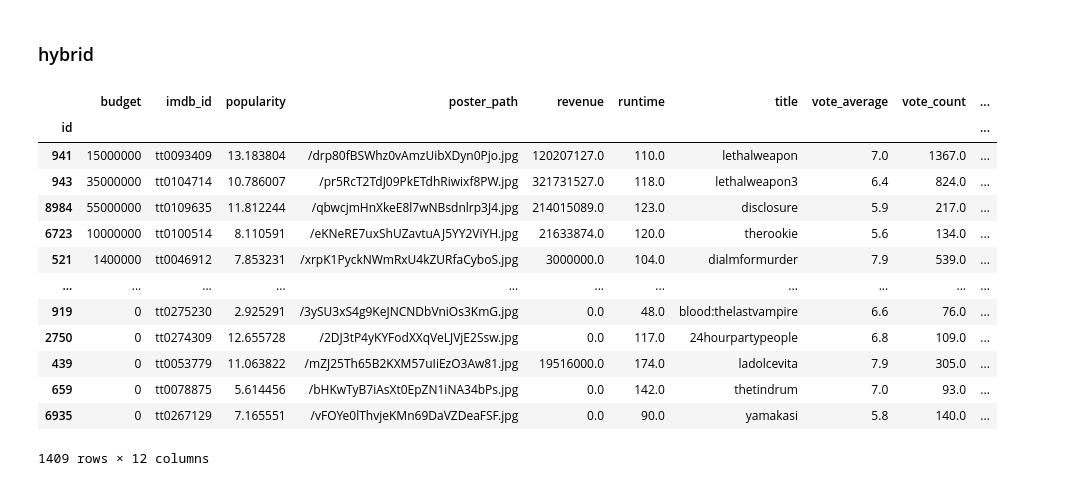
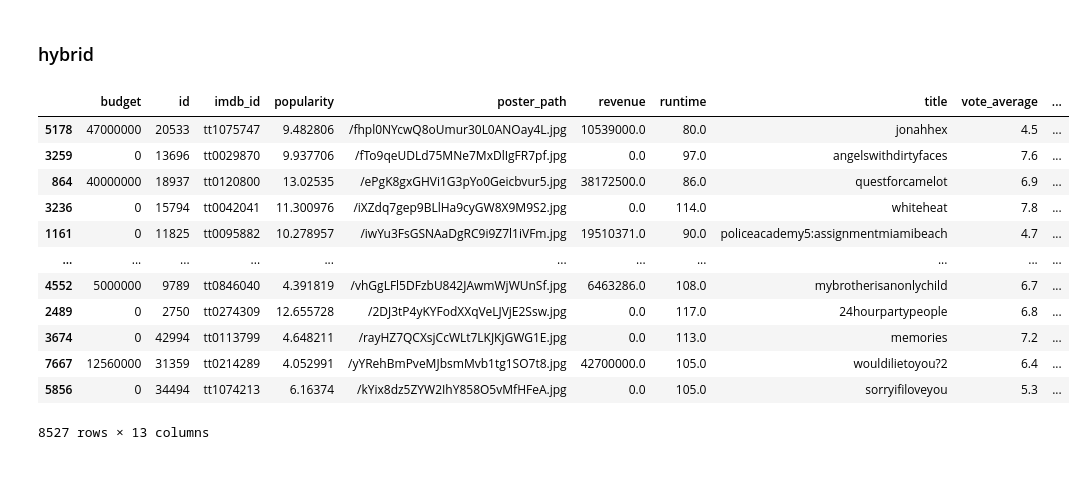
Before and after one commit to SanjayK40/Movie_recommeder_hybrid, a Jupyter notebook: movie-recommender.ipynb, the cells around one changed output. Saved outputs shown, nothing was run; the diff lists cells and outputs as text; code cells hidden in the pictures.

```diff
--- a/movie-recommender.ipynb
+++ b/movie-recommender.ipynb
@@ -204,3 +189,3 @@ def content_inference(movie_name,movies,similarity_matrix=None):
 # %%
-content_inference('heat',movies)
+similar_movies=recommed_existing_movie('heat',movies)
 # %% [output]
@@ -252,44 +287,57 @@ Top Recommendations for User 20: [(6016, 4.043046785805066), (1172, 3.9822702975
 # %% [markdown]
 ### hybrid
 # %%
-def hybrid(svd_model,movies,ratings,user_id,movie_name,loaded_similarity_matrix=None):
+def hybrid(svd_model,movies,ratings,user_id,row,loaded_similarity_matrix=None):
     if(loaded_similarity_matrix==None):
         loaded_similarity_matrix = np.load('/kaggle/working/similarity_matrix.npy')
     movies.reset_index(inplace=True)
     movies.drop(columns='index',inplace=True)
-    movie_name=movie_name.lower().replace(" ",'')
-    input_movie_index = (movies[movies['title']==movie_name]['id']).index[0]
-    loaded_similarity_matrix[input_movie_index].argsort()[::-1]
-    recommended_movies=movies.iloc[loaded_similarity_matrix[input_movie_index].argsort()[::-1][1:]]
+    recommended_movies=recommed_existing_movie(row['title'].values[0],movies,loaded_similarity_matrix)
     all_movie_ids = ratings['movieId'].unique()
-
     user_movie_combinations = [(user_id, movie_id, 0) for movie_id in all_movie_ids]
     predictions = svd_model.test(user_movie_combinations)
-
     recommendations = [(pred.iid, pred.est) for pred in predictions]
-
     recommendations.sort(key=lambda x: x[1], reverse=True)
     recommendations_list=[ele[0] for ele in recommendations]
     recommended_movies=recommended_movies.set_index('id')
     recommendations_list = [str(idx).strip() for idx in recommendations_list]
     recommended_movies=recommended_movies[recommended_movies.index.isin(np.array(recommendations_list))]
     return recommended_movies
-# %%
-user_id=20
-movie='heat'
-hybrid(svd_model,movies,ratings,user_id,movie)['inference_title']
-# %% [output]
-|  | budget | imdb_id | popularity | poster_path | revenue | runtime | title | vote_average | vote_count | ... |
-| id |  |  |  |  |  |  |  |  |  | ... |
-| 941 | 15000000 | tt0093409 | 13.183804 | /drp80fBSWhz0vAmzUibXDyn0Pjo.jpg | 120207127.0 | 110.0 | lethalweapon | 7.0 | 1367.0 | ... |
-| 943 | 35000000 | tt0104714 | 10.786007 | /pr5RcT2TdJ09PkETdhRiwixf8PW.jpg | 321731527.0 | 118.0 | lethalweapon3 | 6.4 | 824.0 | ... |
-| 8984 | 55000000 | tt0109635 | 11.812244 | /qbwcjmHnXkeE8l7wNBsdnlrp3J4.jpg | 214015089.0 | 123.0 | disclosure | 5.9 | 217.0 | ... |
-| 6723 | 10000000 | tt0100514 | 8.110591 | /eKNeRE7uxShUZavtuAJ5YY2ViYH.jpg | 21633874.0 | 120.0 | therookie | 5.6 | 134.0 | ... |
-| 521 | 1400000 | tt0046912 | 7.853231 | /xrpK1PyckNWmRxU4kZURfaCyboS.jpg | 3000000.0 | 104.0 | dialmformurder | 7.9 | 539.0 | ... |
-| ... | ... | ... | ... | ... | ... | ... | ... | ... | ... | ... |
-| 919 | 0 | tt0275230 | 2.925291 | /3ySU3xS4g9KeJNCNDbVniOs3KmG.jpg | 0.0 | 48.0 | blood:thelastvampire | 6.6 | 76.0 | ... |
-| 2750 | 0 | tt0274309 | 12.655728 | /2DJ3tP4yKYFodXXqVeLJVjE2Ssw.jpg | 0.0 | 117.0 | 24hourpartypeople | 6.8 | 109.0 | ... |
-| 439 | 0 | tt0053779 | 11.063822 | /mZJ25Th65B2KXM57uIiEzO3Aw81.jpg | 19516000.0 | 174.0 | ladolcevita | 7.9 | 305.0 | ... |
-| 659 | 0 | tt0078875 | 5.614456 | /bHKwTyB7iAsXt0EpZN1iNA34bPs.jpg | 0.0 | 142.0 | thetindrum | 7.0 | 93.0 | ... |
-| 6935 | 0 | tt0267129 | 7.165551 | /vFOYe0lThvjeKMn69DaVZDeaFSF.jpg | 0.0 | 90.0 | yamakasi | 5.8 | 140.0 | ... |
-1409 rows × 12 columns
+# %%
+def recommend(movie_data,user_id,movies):
+    if((movies['inference_title'].str.lower().replace(" ",'')==movie_data['title'].values[0]).any()):
+        recommended_movies=hybrid(svd_model,movies,ratings,user_id,movie_data)['inference_title']
+        return recommended_movies
+    else:
+        similar_movie_df=recommend_new_movie(new_movie_data, movies)
+        return similar_movie_df
+# %%
+user_id=20
+movie_name='heat'
+
+new_movie_data = pd.DataFrame({
+    'genres': ["[{'id': 18, 'name': 'Drama'}]"],
+    'production_companies': ["[{'name': 'Warner Bros.'}]"],
+    'production_countries': ["[{'name': 'United States of America'}]"],
+    'adult': ['True'],
+    'overview': ['Thirty years after the events of Blade Runner (1982), a new Blade Runner, L.A.P.D. Officer "K" (Ryan Gosling), unearths a long-buried secret that has the potential to plunge whats left of society into chaos. K\'s discovery leads him on a quest to find Rick Deckard (Harrison Ford), a former L.A.P.D. Blade Runner, who has been missing for thirty years.'],
+    'title': ['Blade runner 2049'],
+    'id': [99999]  # Just an example ID
+})
+
+movie=movies[movies['inference_title'].str.lower().replace(" ",'')==movie_name]
+recommend(new_movie_data,user_id,movies)
+# %% [output]
+|  | budget | id | imdb_id | popularity | poster_path | revenue | runtime | title | vote_average | ... |
+| 5178 | 47000000 | 20533 | tt1075747 | 9.482806 | /fhpl0NYcwQ8oUmur30L0ANOay4L.jpg | 10539000.0 | 80.0 | jonahhex | 4.5 | ... |
+| 3259 | 0 | 13696 | tt0029870 | 9.937706 | /fTo9qeUDLd75MNe7MxDlIgFR7pf.jpg | 0.0 | 97.0 | angelswithdirtyfaces | 7.6 | ... |
+| 864 | 40000000 | 18937 | tt0120800 | 13.02535 | /ePgK8gxGHVi1G3pYo0Geicbvur5.jpg | 38172500.0 | 86.0 | questforcamelot | 6.9 | ... |
+| 3236 | 0 | 15794 | tt0042041 | 11.300976 | /iXZdq7gep9BLlHa9cyGW8X9M9S2.jpg | 0.0 | 114.0 | whiteheat | 7.8 | ... |
+| 1161 | 0 | 11825 | tt0095882 | 10.278957 | /iwYu3FsGSNAaDgRC9i9Z7l1iVFm.jpg | 19510371.0 | 90.0 | policeacademy5:assignmentmiamibeach | 4.7 | ... |
+| ... | ... | ... | ... | ... | ... | ... | ... | ... | ... | ... |
+| 4552 | 5000000 | 9789 | tt0846040 | 4.391819 | /vhGgLFl5DFzbU842JAwmWjWUnSf.jpg | 6463286.0 | 108.0 | mybrotherisanonlychild | 6.7 | ... |
+| 2489 | 0 | 2750 | tt0274309 | 12.655728 | /2DJ3tP4yKYFodXXqVeLJVjE2Ssw.jpg | 0.0 | 117.0 | 24hourpartypeople | 6.8 | ... |
+| 3674 | 0 | 42994 | tt0113799 | 4.648211 | /rayHZ7QCXsjCcWLt7LKJKjGWG1E.jpg | 0.0 | 113.0 | memories | 7.2 | ... |
+| 7667 | 12560000 | 31359 | tt0214289 | 4.052991 | /yYRehBmPveMJbsmMvb1tg1SO7t8.jpg | 42700000.0 | 105.0 | wouldilietoyou?2 | 6.4 | ... |
+| 5856 | 0 | 34494 | tt1074213 | 6.16374 | /kYix8dz5ZYW2IhY858O5vMfHFeA.jpg | 0.0 | 105.0 | sorryifiloveyou | 5.3 | ... |
+8527 rows × 13 columns
```
Also changed, not shown: parts of 8 cells of this notebook.
